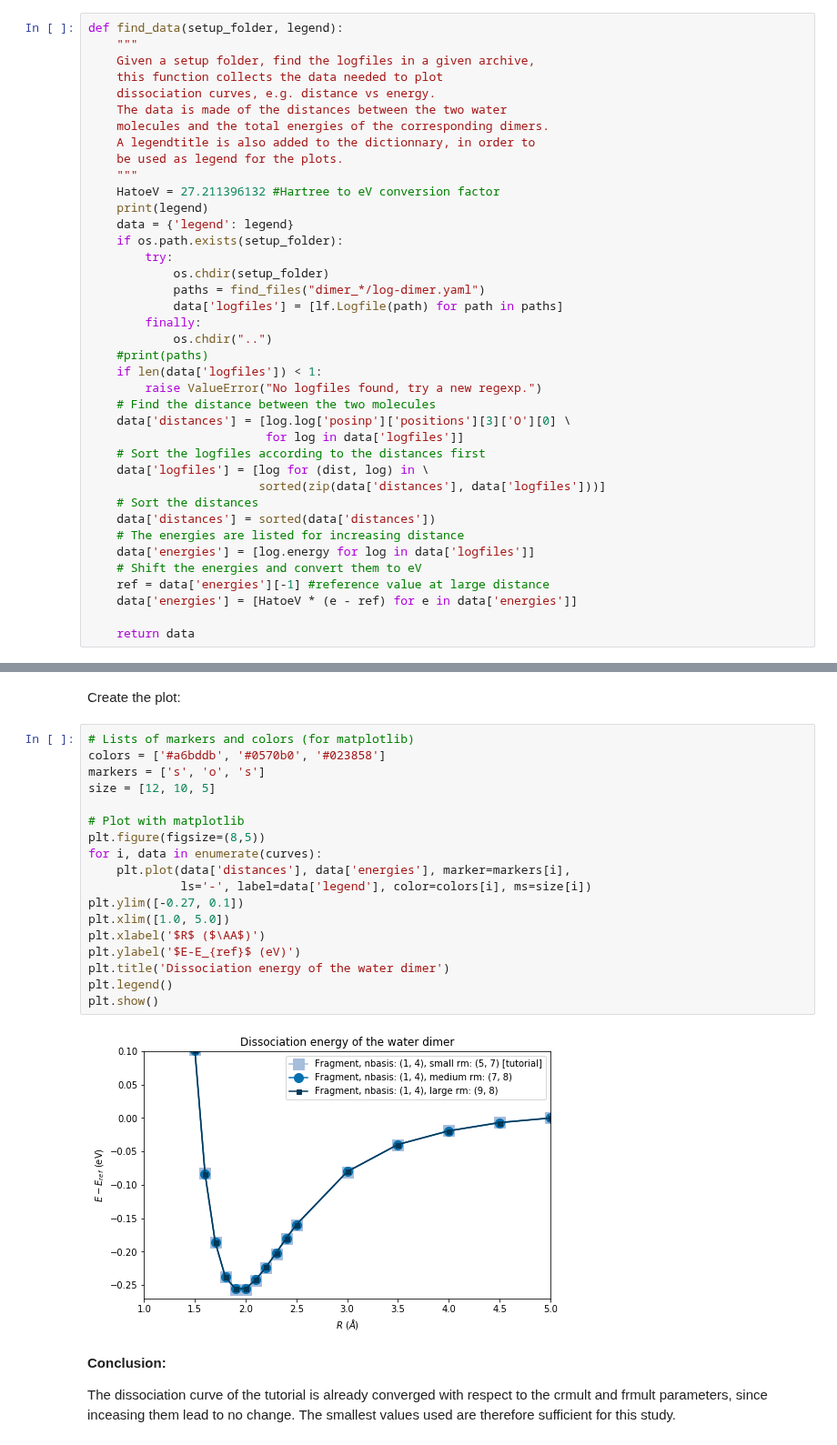
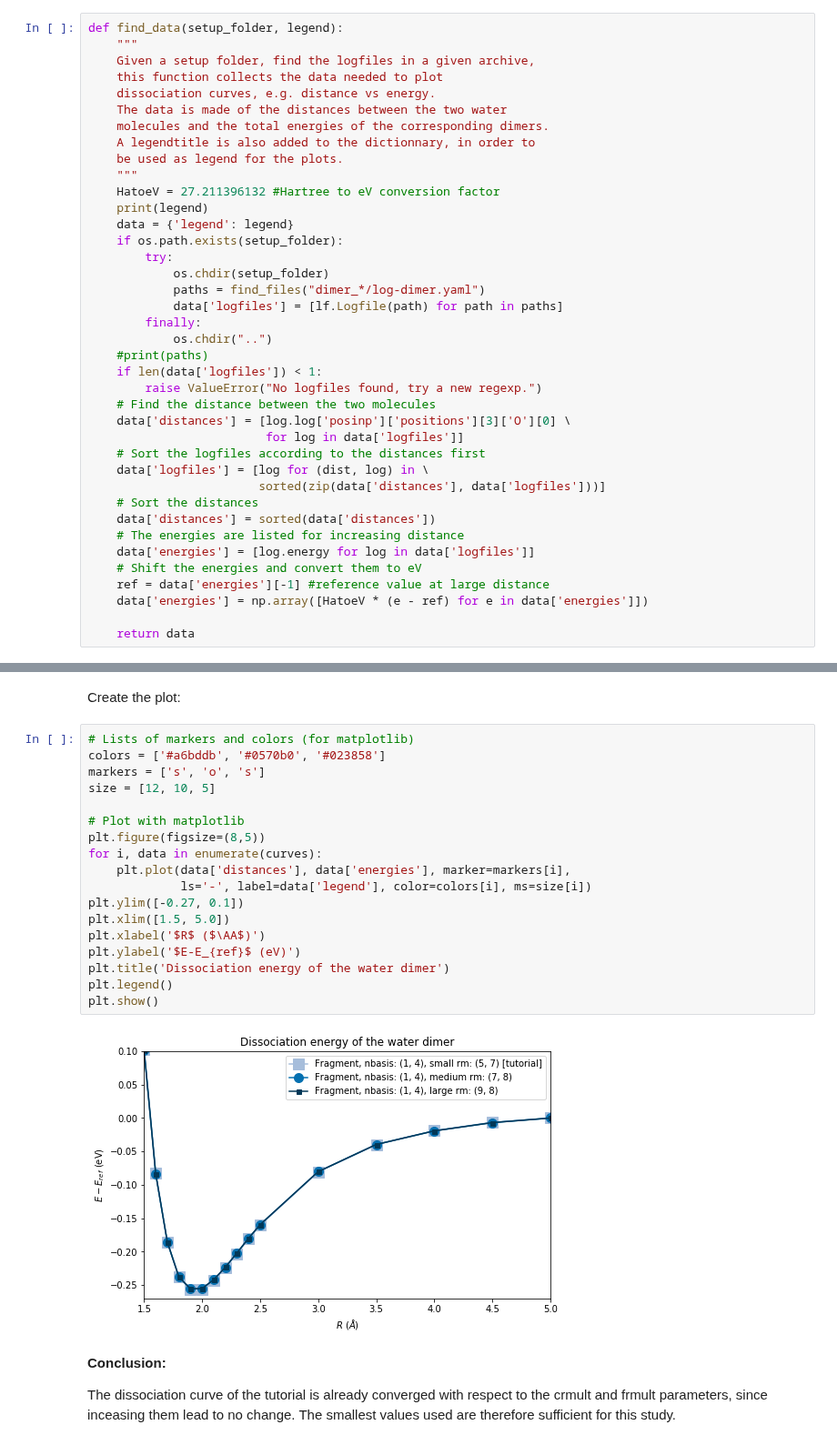
Before and after one commit to luigigenovese/BigDFT-nb, a Jupyter notebook: CDFT-H2O/H2O_dimer_tests.ipynb, the cells around one changed output, grey strips where cells are left out. Shown at 91% size. Drawn from its saved outputs; the diff is of its cells as text.

```diff
--- a/CDFT-H2O/H2O_dimer_tests.ipynb
+++ b/CDFT-H2O/H2O_dimer_tests.ipynb
@@ -517,7 +517,7 @@ def find_data(setup_folder, legend):
     data['energies'] = [log.energy for log in data['logfiles']]
     # Shift the energies and convert them to eV
     ref = data['energies'][-1] #reference value at large distance
-    data['energies'] = [HatoeV * (e - ref) for e in data['energies']]
+    data['energies'] = np.array([HatoeV * (e - ref) for e in data['energies']])
 
     return data
 # %% [markdown]
@@ -667,23 +667,23 @@ Create the plot:
 # %%
 # Lists of markers and colors (for matplotlib)
 colors = ['#a6bddb', '#0570b0', '#023858']
 markers = ['s', 'o', 's']
 size = [12, 10, 5]
 
 # Plot with matplotlib
 plt.figure(figsize=(8,5))
 for i, data in enumerate(curves):
     plt.plot(data['distances'], data['energies'], marker=markers[i],
              ls='-', label=data['legend'], color=colors[i], ms=size[i])
 plt.ylim([-0.27, 0.1])
-plt.xlim([1.0, 5.0])
+plt.xlim([1.5, 5.0])
 plt.xlabel('$R$ ($\AA$)')
 plt.ylabel('$E-E_{ref}$ (eV)')
 plt.title('Dissociation energy of the water dimer')
 plt.legend()
 plt.show()
 # %% [output]
-[figure, old version]
+[figure, new version]
 # %% [markdown]
 **Conclusion:**
 
```
Also changed, not shown: parts of 20 cells of this notebook, 1 other file.
